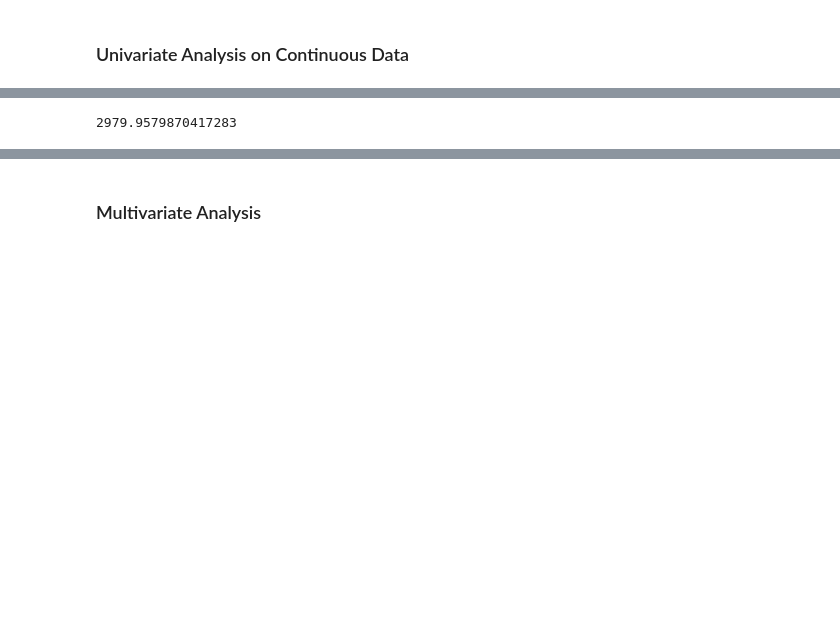
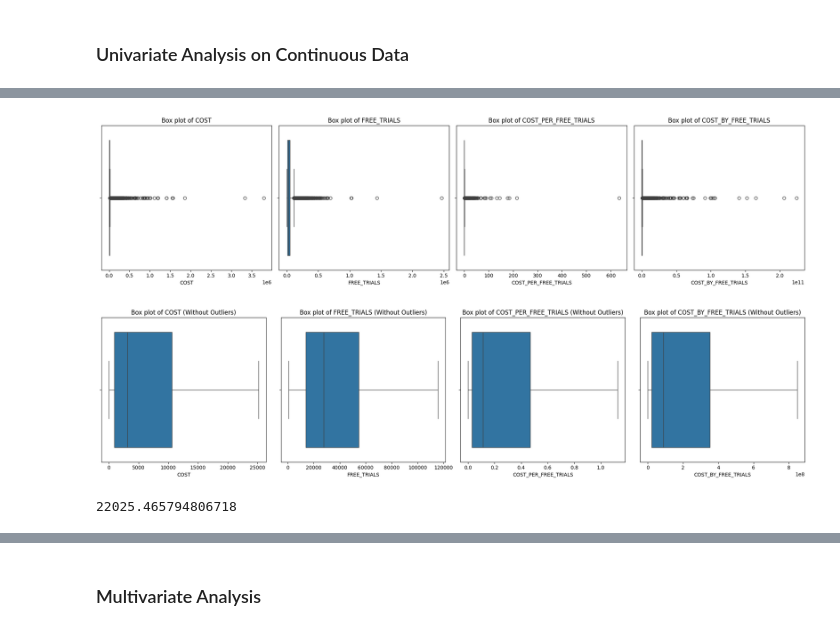
Before and after one commit to 11echeng/free-trial-analysis, a Jupyter notebook: src/notebook/01_paramount_eda_visuals.ipynb, the cells around one changed output, grey strips where cells are left out. Drawn from its saved outputs; the diff is of its cells as text; code cells hidden in the pictures; blank space fills up the shorter version.

```diff
--- a/src/notebook/01_paramount_eda_visuals.ipynb
+++ b/src/notebook/01_paramount_eda_visuals.ipynb
@@ -231,4 +170,51 @@ df[df['FREE TRIALS'] <= df['FREE TRIALS'].quantile(0.50)].sort_values('FREE TRIA
+# %%
+'''
+Single Variation Continuous Analysis using BoxPlots:
+
+1. A lot of outliers are visible in all visuals. The fact that we have a lot of points clustered around the upper whisker thinks there
+is a reason behind such concentration of data points for cost and free trials .
+2. COST/FREE TRIALS are generally on the lower end. We don't see a lot of campaigns being exorbitantly expensive or generating a lot of free trials.
+    a. Campaigns generally cost $5,000-$10,000
+    b. campaings genearlly generate 20,000-40,000 free trials
+3. COST_PER_FREE_TRIALS is commonly low for most campaigns which aligns with the low cost and free trial. This is a good sign. However, the
+outliers for COST_PER_FREE_TRIALS are areas of opportunities to revise their campaign strategy and reduce their cost for a better efficency score.
+4. What separates the genearl pack to companies that are spending exorbitant amount on campaaigns? What are they doing differently? Why?
+
+=> Action Items:
+    a. Create low, medium, high spenders as binning categories for COST.
+# '''
+
+
+num_cols = len(quantitative)
+ncols = 4  # Number of columns per row
+nrows = (num_cols // ncols) + (num_cols % ncols > 0)  # Adjust rows dynamically
+fig, axes = plt.subplots(nrows=nrows, ncols=ncols, figsize=(20, 5 * nrows))
+
+# Plot each quantitative column
+for i, col in enumerate(quantitative):
+    sns.boxplot(x=col, data=df, ax=axes[i])  # Removed palette argument
+    axes[i].set_title(f'Box plot of {col}')
+    axes[i].set_xlabel(col)
+
+plt.tight_layout()
+plt.show()
+
+# Repeat for boxplots without outliers
+fig, axes = plt.subplots(nrows=nrows, ncols=ncols, figsize=(20, 5 * nrows))
+axes = axes.flatten() if nrows * ncols > 1 else [axes]
+
+for i, col in enumerate(quantitative):
+    sns.boxplot(x=col, data=df, showfliers=False, ax=axes[i])  # Removed palette argument
+    axes[i].set_title(f'Box plot of {col} (Without Outliers)')
+    axes[i].set_xlabel(col)
+
+
+plt.tight_layout()
+plt.show()
+# %% [output]
+[figure, added]
+[figure, added]
 # %%
-np.exp(8)-1
+np.exp(10)-1
 # %% [output]
-2979.9579870417283
+22025.465794806718
```
Also changed, not shown: parts of 22 cells of this notebook, 10 other files.
